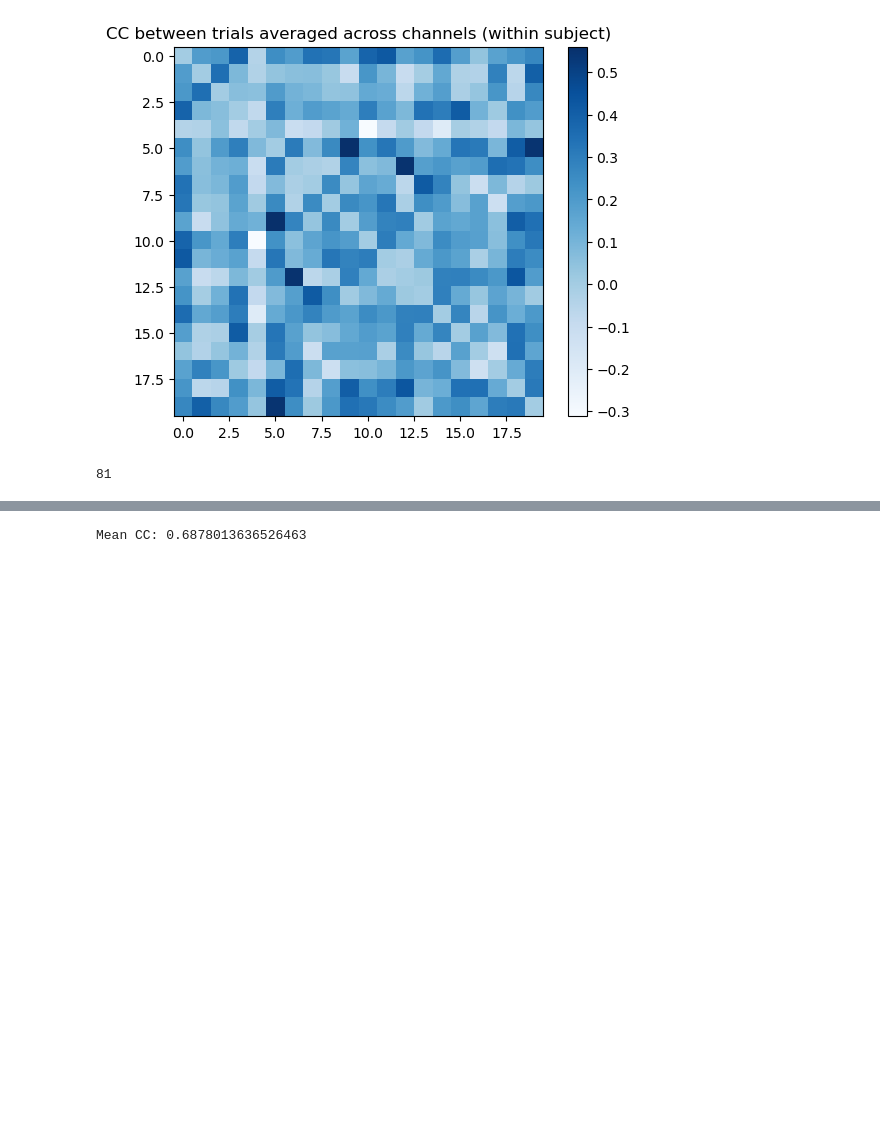
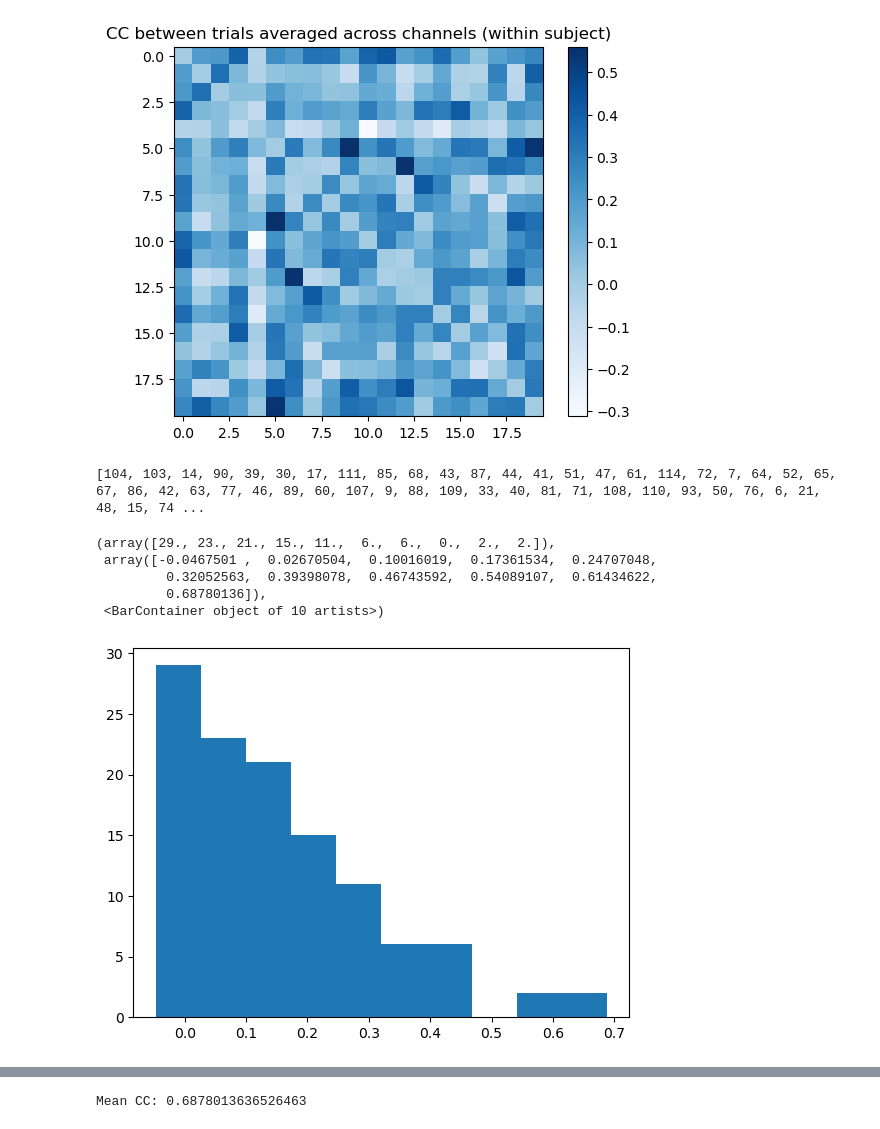
Before and after one commit to xiaolongwu0713/python, a Jupyter notebook: gesture/group_analysis/check_CC.ipynb, the cells around one changed output, grey strips where cells are left out. Saved outputs shown, nothing was run; the diff lists cells and outputs as text; code cells hidden in the pictures; blank space fills up the shorter version.

```diff
--- a/gesture/group_analysis/check_CC.ipynb
+++ b/gesture/group_analysis/check_CC.ipynb
@@ -116,6 +105,7 @@ plt.show()
 # %% [output]
 [figure]
 # %%
-ch_mean.index(max(ch_mean)) #maximum 0.68
+roi_channels=sorted(range(len(ch_mean)), key=ch_mean.__getitem__) # ascending index
+print(roi_channels)
 # %% [output]
-81
+[104, 103, 14, 90, 39, 30, 17, 111, 85, 68, 43, 87, 44, 41, 51, 47, 61, 114, 72, 7, 64, 52, 65, 67, 86, 42, 63, 77, 46, 89, 60, 107, 9, 88, 109, 33, 40, 81, 71, 108, 110, 93, 50, 76, 6, 21, 48, 15, 74 ...
@@ -122,3 +114,12 @@ ch_mean.index(max(ch_mean)) #maximum 0.68
+# %%
+plt.hist(ch_mean)  # target 79,78 channels, both CCs > 0.6.
+# %% [output]
+(array([29., 23., 21., 15., 11.,  6.,  6.,  0.,  2.,  2.]),
+ array([-0.0467501 ,  0.02670504,  0.10016019,  0.17361534,  0.24707048,
+         0.32052563,  0.39398078,  0.46743592,  0.54089107,  0.61434622,
+         0.68780136]),
+ <BarContainer object of 10 artists>)
+[figure, added]
 # %%
 %matplotlib inline
 #%matplotlib qt
```
Also changed, not shown: parts of 15 cells of this notebook, 17 other files.
